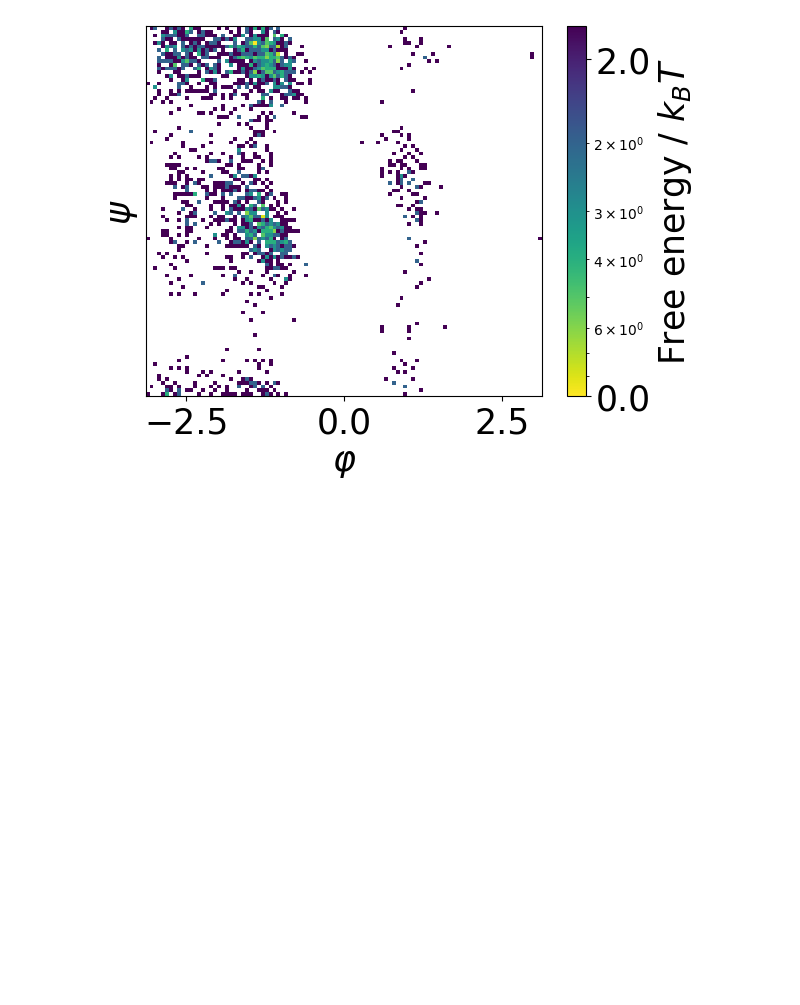
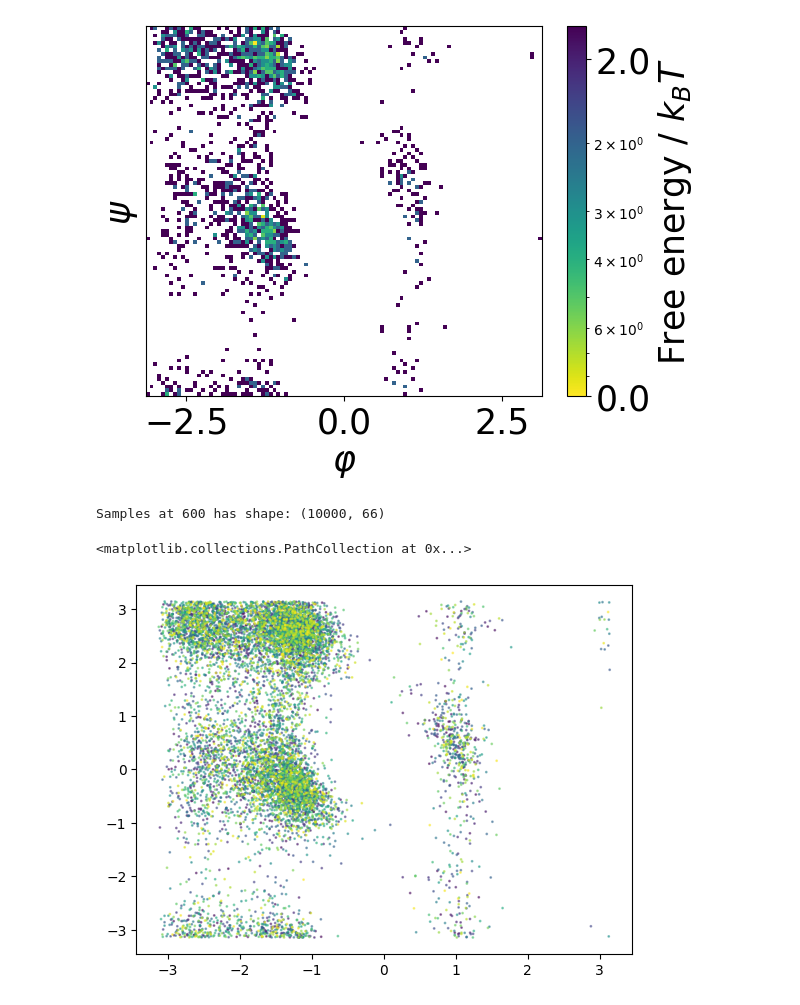
Before and after one commit to taraak/pita, a Jupyter notebook: runner/notebooks/aldp_data-Copy1.ipynb, the cells around one changed output. Cells and saved outputs as stored; diff of their text form; code cells hidden in the pictures; blank space fills up the shorter version.

```diff
--- a/runner/notebooks/aldp_data-Copy1.ipynb
+++ b/runner/notebooks/aldp_data-Copy1.ipynb
@@ -85,3 +85,31 @@ for temp in temps:
     np.save(data_path + f"/val_split_AL{n_particles}-10000.npy", samples_val)
     np.save(data_path + f"/test_split_AL{n_particles}-10000.npy", samples_test)
     print(f"Saved data for temperature {temp} to {data_path}")
+# %%
+temp = 600
+
+path = f"/network/scratch/a/alexander.tong/energy_temp/data/md/A_capped/A_capped_{temp}_100000.npz"
+
+samples = np.load(path)
+samples = samples["all_positions"][:10000]
+samples = samples.reshape(-1, dimensionality)
+
+samples_tensor = torch.from_numpy(samples).float().to(device)
+print(f"Samples at {temp} has shape: {samples.shape}")
+# %% [output]
+Samples at 600 has shape: (10000, 66)
+# %%
+import mdtraj as md
+import numpy as np
+
+samples = samples.reshape(-1, energy.n_particles, energy.n_spatial_dim)
+traj_samples = md.Trajectory(samples, topology=energy.topology)
+phis = md.compute_phi(traj_samples)[1]
+psis = md.compute_psi(traj_samples)[1]
+
+
+
+plt.scatter(phis, psis, s=1, alpha=0.5, c=torch.arange(phis.shape[0]), cmap="viridis")
+# %% [output]
+<matplotlib.collections.PathCollection at 0x...>
+[figure, added]
```
